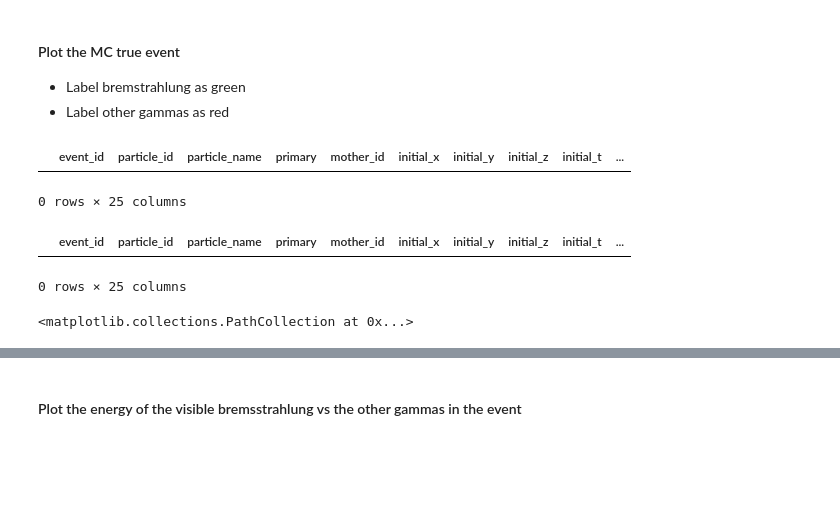
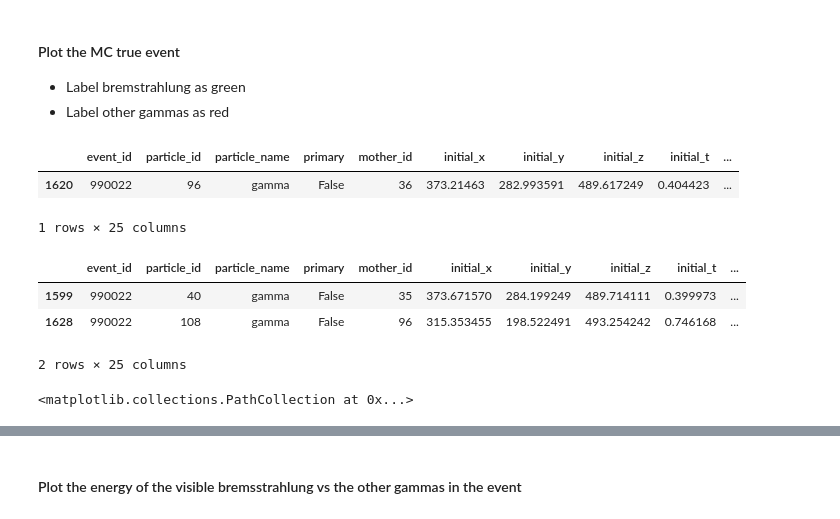
Before and after one commit to kvjmistry/DoubleBeta, a Jupyter notebook: Bremsstrahlung/StudyGammasPorts.ipynb, the cells around one changed output, grey strips where cells are left out. Drawn from its saved outputs; the diff is of its cells as text; code cells hidden in the pictures; blank space fills up the shorter version.

Commit message:
Add compton events in plot

```diff
--- a/Bremsstrahlung/StudyGammasPorts.ipynb
+++ b/Bremsstrahlung/StudyGammasPorts.ipynb
@@ -186,25 +206,28 @@ gammas_contained = gammas_contained[gammas_contained.kin_energy < 0.6] # remove
 - Label other gammas as red
 # %%
 # Plot an event with brem
-event = DE_hits[DE_hits.event_id == 80301]
-event_brem = eBrem_contained[eBrem_contained.event_id == 80301 ]
-event_gamma = gammas_contained[gammas_contained.event_id == 80301 ]
+event = DE_hits[DE_hits.event_id == 990022]
+event_brem = eBrem_contained[eBrem_contained.event_id == 990022 ]
+event_gamma = gammas_contained[gammas_contained.event_id == 990022 ]
 
 display(event_brem)
 display(event_gamma)
 # pd.set_option('display.max_rows', 115)  # Change 1000 to your desired maximum number
 # display(parts_v[0][ (parts_v[0].event_id == 1620279)  ])
 
 # display(event)
 plt.figure()
 plt.plot(event.x, event.y, ".")
 plt.scatter(event_gamma.final_x,event_gamma.final_y, color = "g")
 plt.scatter(event_brem.final_x,event_brem.final_y, color = "r")
 # %% [output]
 |  | event_id | particle_id | particle_name | primary | mother_id | initial_x | initial_y | initial_z | initial_t | ... |
+| 1620 | 990022 | 96 | gamma | False | 36 | 373.21463 | 282.993591 | 489.617249 | 0.404423 | ... |
-0 rows × 25 columns
+1 rows × 25 columns
 |  | event_id | particle_id | particle_name | primary | mother_id | initial_x | initial_y | initial_z | initial_t | ... |
+| 1599 | 990022 | 40 | gamma | False | 35 | 373.671570 | 284.199249 | 489.714111 | 0.399973 | ... |
+| 1628 | 990022 | 108 | gamma | False | 96 | 315.353455 | 198.522491 | 493.254242 | 0.746168 | ... |
-0 rows × 25 columns
+2 rows × 25 columns
 <matplotlib.collections.PathCollection at 0x...>
 [drawing not drawn]
 # %% [markdown]
```
Also changed, not shown: parts of 7 cells of this notebook.
